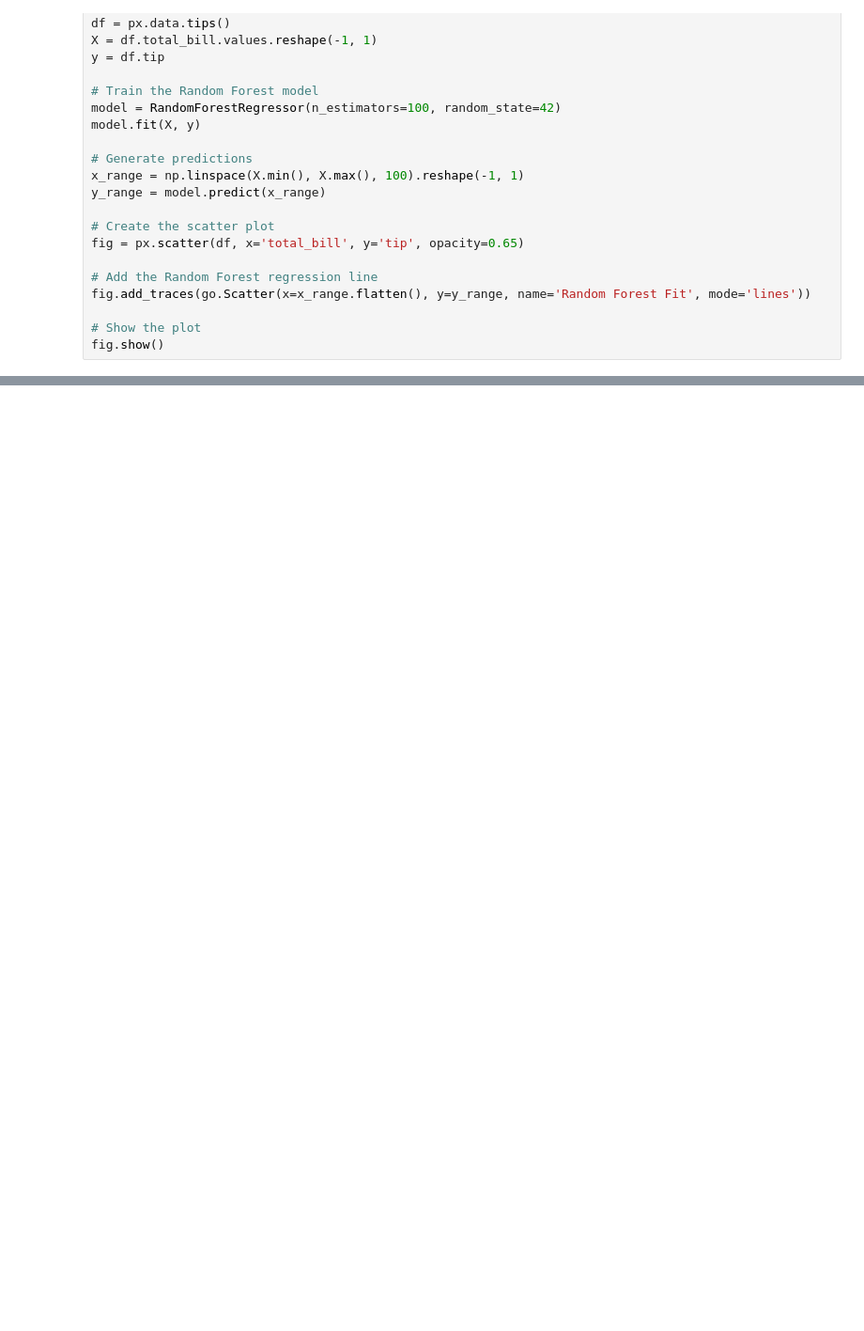
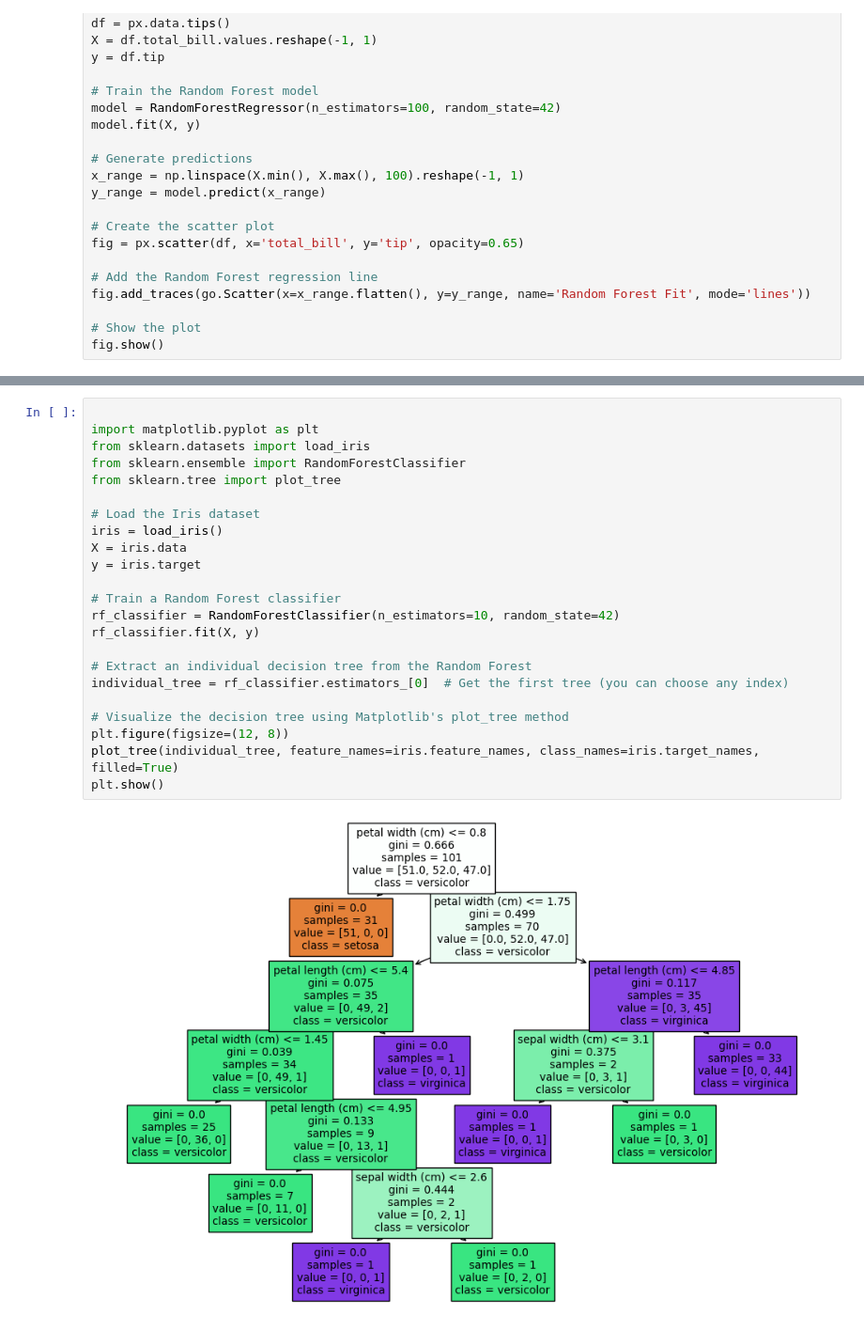
Before and after one commit to baroldo/Code-testing, a Jupyter notebook: plotly_ml.ipynb, the cells around one changed output, grey strips where cells are left out. Shown at 94% size. Cells and saved outputs as stored; diff of their text form; blank space fills up the shorter version.

Commit message:
random forest plotting

```diff
--- a/plotly_ml.ipynb
+++ b/plotly_ml.ipynb
@@ -45,0 +82,25 @@ fig.show()
+# %%
+
+import matplotlib.pyplot as plt
+from sklearn.datasets import load_iris
+from sklearn.ensemble import RandomForestClassifier
+from sklearn.tree import plot_tree
+
+# Load the Iris dataset
+iris = load_iris()
+X = iris.data
+y = iris.target
+
+# Train a Random Forest classifier
+rf_classifier = RandomForestClassifier(n_estimators=10, random_state=42)
+rf_classifier.fit(X, y)
+
+# Extract an individual decision tree from the Random Forest
+individual_tree = rf_classifier.estimators_[0]  # Get the first tree (you can choose any index)
+
+# Visualize the decision tree using Matplotlib's plot_tree method
+plt.figure(figsize=(12, 8))
+plot_tree(individual_tree, feature_names=iris.feature_names, class_names=iris.target_names, filled=True)
+plt.show()
+# %% [output]
+[figure, added]
```
Also changed, not shown: parts of 4 cells of this notebook, 1 other file.
